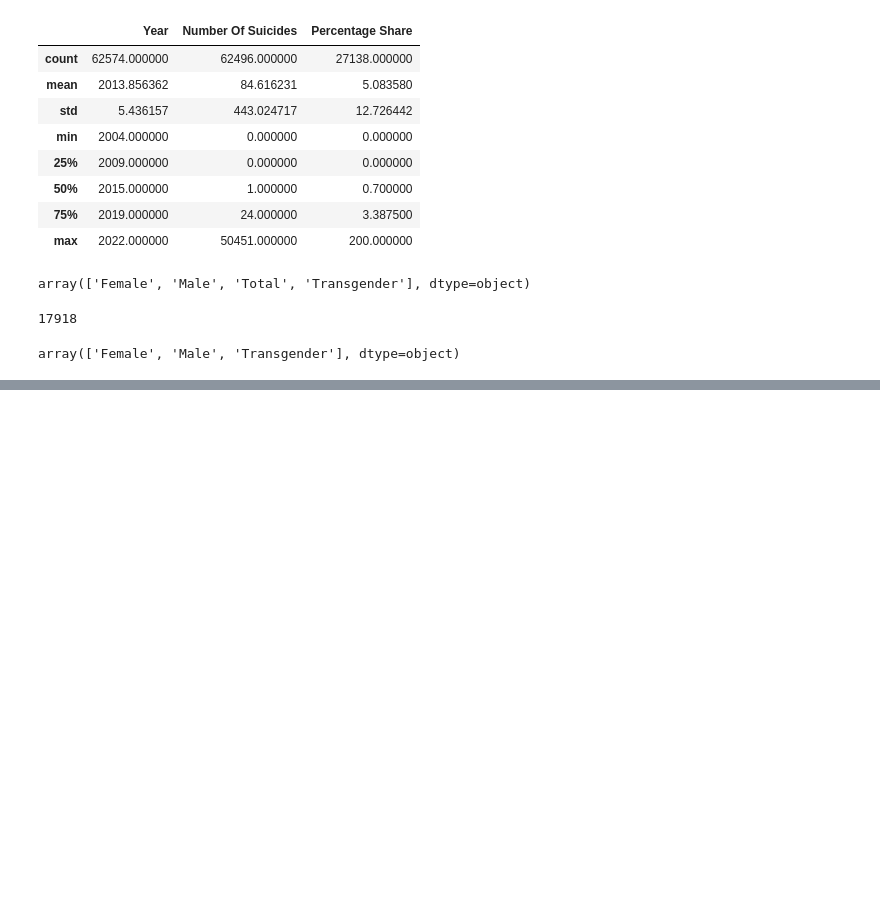
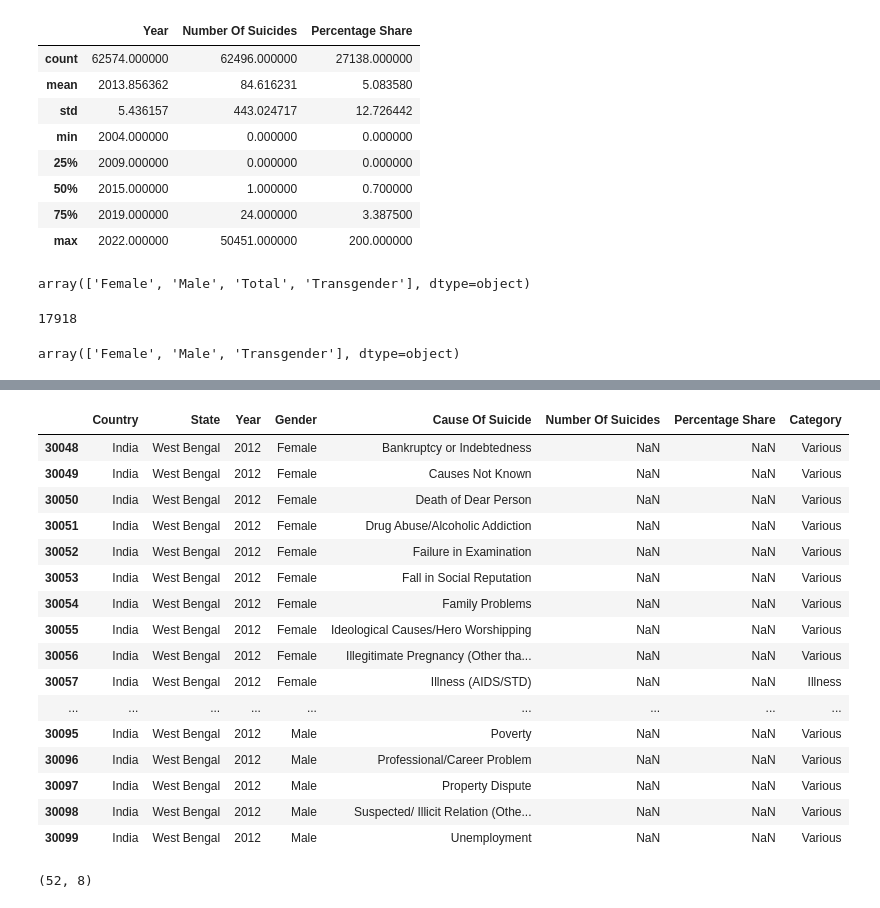
Before and after one commit to PrateekMinhas09/Suicide-Landscape-In-India, a Jupyter notebook: dataClea1n.ipynb, the cells around one changed output, grey strips where cells are left out. Saved outputs shown, nothing was run; the diff lists cells and outputs as text; code cells hidden in the pictures; blank space fills up the shorter version.

```diff
--- a/dataClea1n.ipynb
+++ b/dataClea1n.ipynb
@@ -230,0 +233,4 @@ memory usage: 4.3+ MB
+# %%
+df= df.reset_index(drop=True)
+df.info()
+#here we have reset the index, to remove the gaps that came after removing duplicate rows.
@@ -230,0 +253,30 @@ memory usage: 4.3+ MB
+# %%
+null_rows = df[df["Number Of Suicides"].isnull()]
+null_rows
+#null_rows[null_rows["Year"]== 2012].shape
+#here we have all the rows where number of suicide is nan or missing , in total we have 52 rows
+#but showuld we just drop them?
+# %% [output]
+|  | Country | State | Year | Gender | Cause Of Suicide | Number Of Suicides | Percentage Share | Category |
+| 30048 | India | West Bengal | 2012 | Female | Bankruptcy or Indebtedness | NaN | NaN | Various |
+| 30049 | India | West Bengal | 2012 | Female | Causes Not Known | NaN | NaN | Various |
+| 30050 | India | West Bengal | 2012 | Female | Death of Dear Person | NaN | NaN | Various |
+| 30051 | India | West Bengal | 2012 | Female | Drug Abuse/Alcoholic Addiction | NaN | NaN | Various |
+| 30052 | India | West Bengal | 2012 | Female | Failure in Examination | NaN | NaN | Various |
+| 30053 | India | West Bengal | 2012 | Female | Fall in Social Reputation | NaN | NaN | Various |
+| 30054 | India | West Bengal | 2012 | Female | Family Problems | NaN | NaN | Various |
+| 30055 | India | West Bengal | 2012 | Female | Ideological Causes/Hero Worshipping | NaN | NaN | Various |
+| 30056 | India | West Bengal | 2012 | Female | Illegitimate Pregnancy (Other tha... | NaN | NaN | Various |
+| 30057 | India | West Bengal | 2012 | Female | Illness (AIDS/STD) | NaN | NaN | Illness |
+| ... | ... | ... | ... | ... | ... | ... | ... | ... |
+| 30095 | India | West Bengal | 2012 | Male | Poverty | NaN | NaN | Various |
+| 30096 | India | West Bengal | 2012 | Male | Professional/Career Problem | NaN | NaN | Various |
+| 30097 | India | West Bengal | 2012 | Male | Property Dispute | NaN | NaN | Various |
+| 30098 | India | West Bengal | 2012 | Male | Suspected/ Illicit Relation (Othe... | NaN | NaN | Various |
+| 30099 | India | West Bengal | 2012 | Male | Unemployment | NaN | NaN | Various |
+# %%
+df[(df["Year"] == 2012) &( df["State"]== "West Bengal")].shape
+#here we find out that dropping the values where number of suicides is nan will remove every
+#value from west bengal from 2012 , which we dont want so we will replace them with 0
+# %% [output]
+(52, 8)
```
Also changed, not shown: parts of 10 cells of this notebook, 1 other file.
